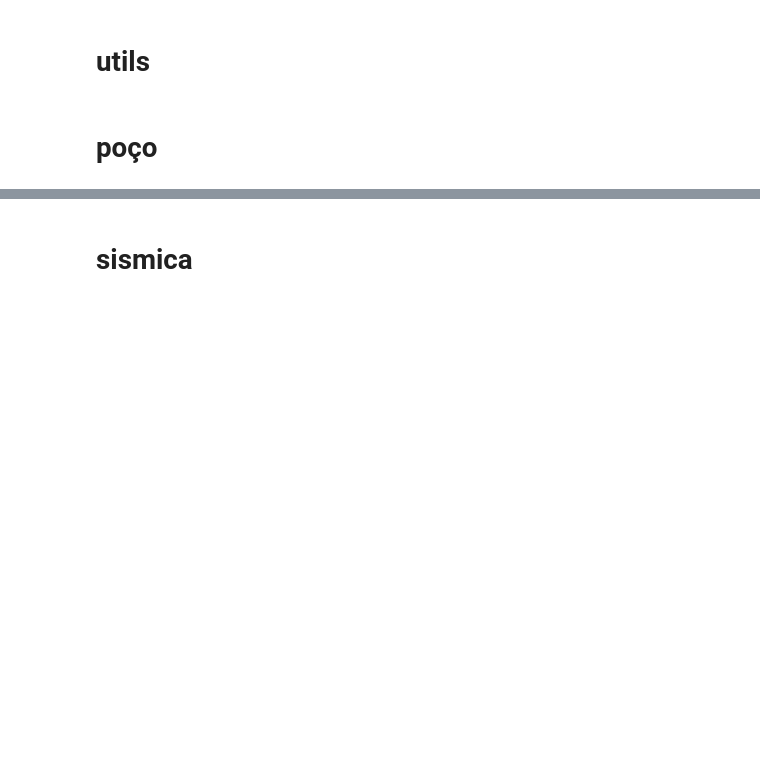
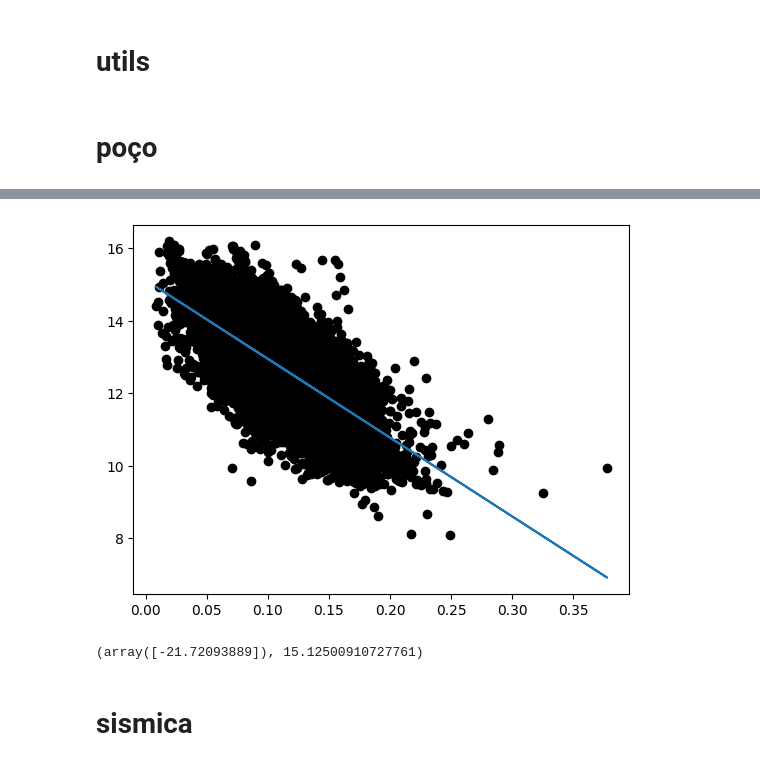
Before and after one commit to cljosegfer/vashisth2022direct, a Jupyter notebook: notebooks/reproducao_week8.ipynb, the cells around one changed output, grey strips where cells are left out. Drawn from its saved outputs; the diff is of its cells as text; code cells hidden in the pictures; blank space fills up the shorter version.

```diff
--- a/notebooks/reproducao_week8.ipynb
+++ b/notebooks/reproducao_week8.ipynb
@@ -278,0 +260,12 @@ twt18 = np.array(data18['TWT'])
+# %%
+depth_point1 = 4898
+depth_point2 = 5092
+depth_point1true = 4948
+depth_point2true = 5040
+
+idx3 = (twt3 > depth_point1true) * (twt3 < depth_point2true)
+idx5 = (twt5 > depth_point1true) * (twt5 < depth_point2true)
+idx8 = (twt8 > depth_point1true) * (twt8 < depth_point2true)
+idx12 = (twt12 > depth_point1true) * (twt12 < depth_point2true)
+idx14 = (twt14 > depth_point1true) * (twt14 < depth_point2true)
+idx18 = (twt18 > depth_point1true) * (twt18 < depth_point2true)
@@ -279,3 +332,16 @@ twt18 = np.array(data18['TWT'])
+# %%
+x_trn = np.concatenate([array3, array5, array8, array14, array18])
+y_trn = np.concatenate([y3, y5, y8, y14, y18])
+regr_lr = LinearRegression().fit(x_trn, y_trn)
+# %%
+plt.scatter(x_data, y_data, color = 'black');
+plt.plot(x_data, regr_lr.predict(x_data));
+# %% [output]
+[figure, added]
+# %%
+regr_lr.coef_, regr_lr.intercept_
+# %% [output]
+(array([-21.72093889]), 15.12500910727761)
 # %% [markdown]
 # sismica
 # %%
```
Also changed, not shown: parts of 51 cells of this notebook.
